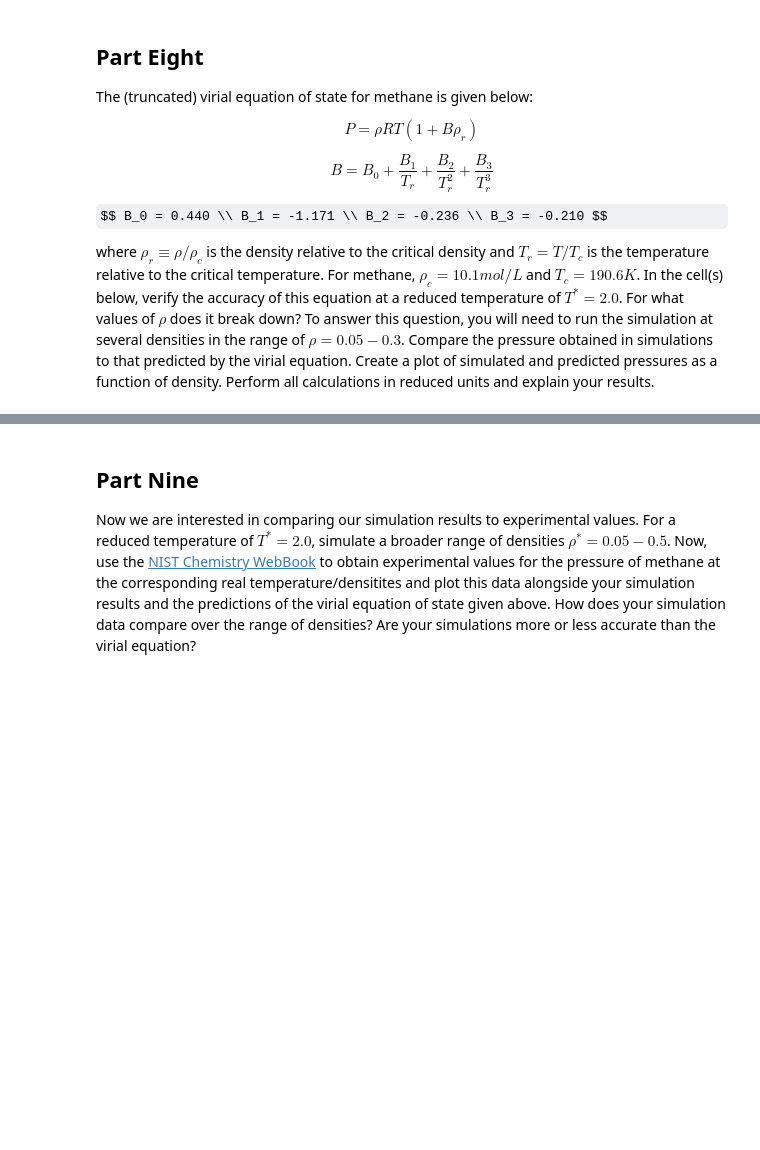
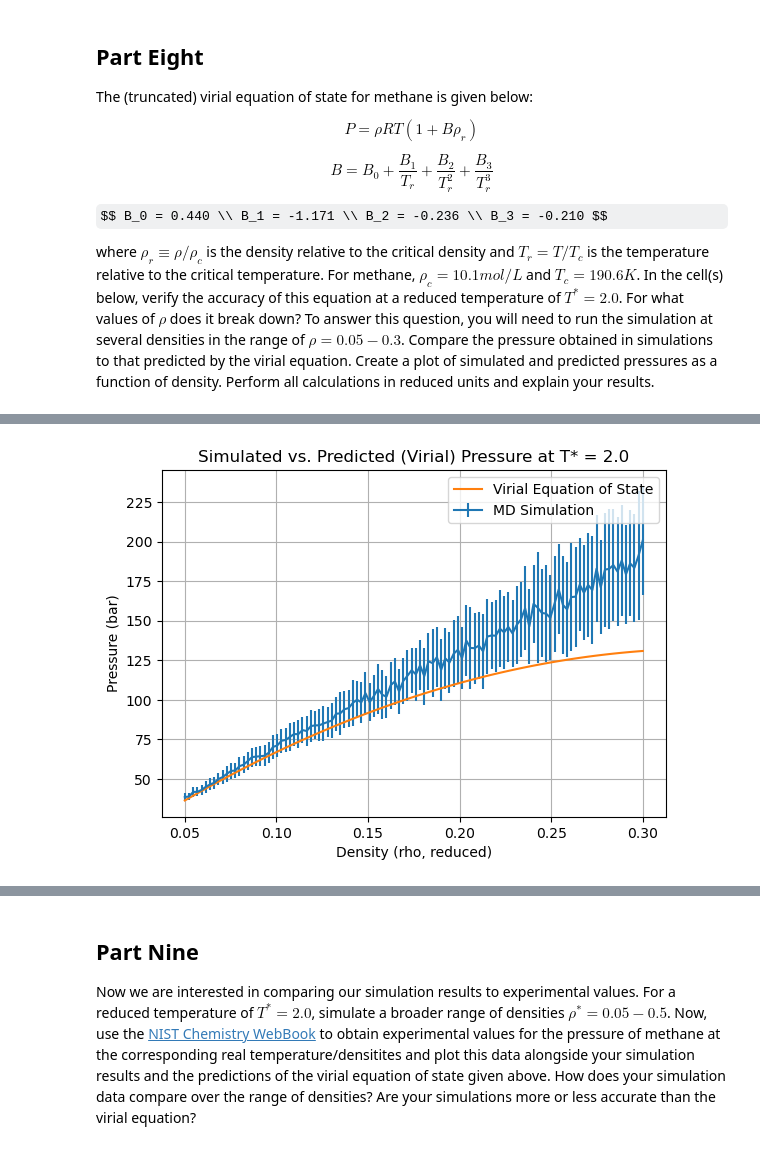
Before and after one commit to kythreotis/Molecular-Dynamics-Simulation, a Jupyter notebook: 2026 Molecular Dynamics Assignment.ipynb, the cells around one changed output, grey strips where cells are left out. Cells and saved outputs as stored; diff of their text form; code cells hidden in the pictures; some formulas as TeX source; blank space fills up the shorter version.

```diff
--- a/2026 Molecular Dynamics Assignment.ipynb
+++ b/2026 Molecular Dynamics Assignment.ipynb
@@ -294,0 +662,23 @@ In the cell(s) below, verify the accuracy of this equation at a reduced temperat
+# %%
+# Converting reduced pressure to pressure in bar
+
+to_bar = (147.9*1.380649e-23)/((3.73e-10)**3*1e5)
+
+sim_p_bar = np.asarray(simulation_pressure_mean)*to_bar
+
+sim_err_bar = np.asarray(simulation_pressure_error)*to_bar
+
+virial_p_bar = np.asarray(virial_pressure)*to_bar
+# %%
+plt.figure(figsize=(6.5, 4.5))
+plt.errorbar(rho_vals, sim_p_bar, yerr=sim_err_bar, label='MD Simulation')
+
+plt.plot(rho_vals, virial_p_bar, label='Virial Equation of State')
+plt.xlabel("Density (rho, reduced)")
+plt.ylabel("Pressure (bar)")
+plt.title("Simulated vs. Predicted (Virial) Pressure at T* = 2.0")
+plt.legend()
+plt.grid(True)
+plt.show()
+# %% [output]
+[figure, added]
```
Also changed, not shown: parts of 25 cells of this notebook.
